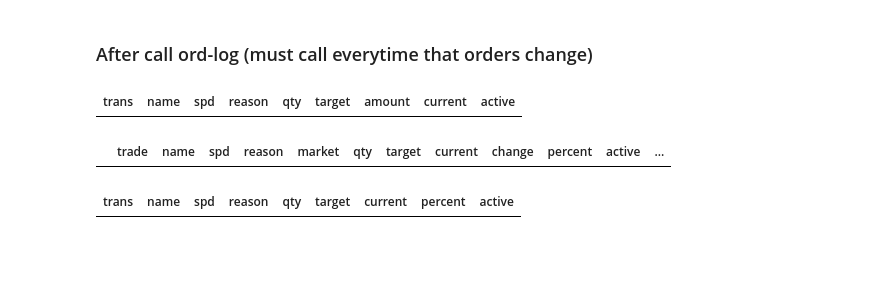
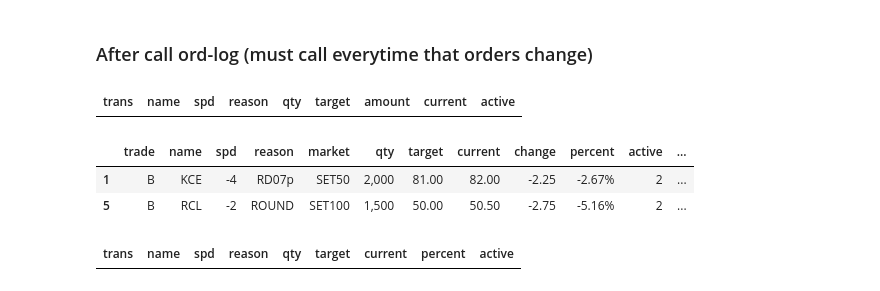
Before and after one commit to santimcs/A8, a Jupyter notebook: Daily/120-Orders.ipynb, the cells around one changed output. Cells and saved outputs as stored; diff of their text form; code cells hidden in the pictures; blank space fills up the shorter version.

```diff
--- a/Daily/120-Orders.ipynb
+++ b/Daily/120-Orders.ipynb
@@ -129,10 +127,12 @@ show(df[['trans','name','spd','reason','qty','target','amount','current','active
 # %% [output]
 | trans | name | spd | reason | qty | target | amount | current | active |
 # %%
-mb = (df.trans == 'Buy') & (df.spd >= -5)
+mb = (df.trans == 'Buy') & (df.spd >= -4)
 df[mb].sort_values(['name'],ascending=[True]).style.format(format_dict)
 # %% [output]
 |  | trade | name | spd | reason | market | qty | target | current | change | percent | active | ... |
+| 1 | B | KCE | -4 | RD07p | SET50 | 2,000 | 81.00 | 82.00 | -2.25 | -2.67% | 2 | ... |
+| 5 | B | RCL | -2 | ROUND | SET100 | 1,500 | 50.00 | 50.50 | -2.75 | -5.16% | 2 | ... |
 # %%
 show(df[['trans','name','spd','reason','qty','target','current','percent','active']])
 # %% [output]
```
Also changed, not shown: parts of 18 cells of this notebook, 23 other files.
